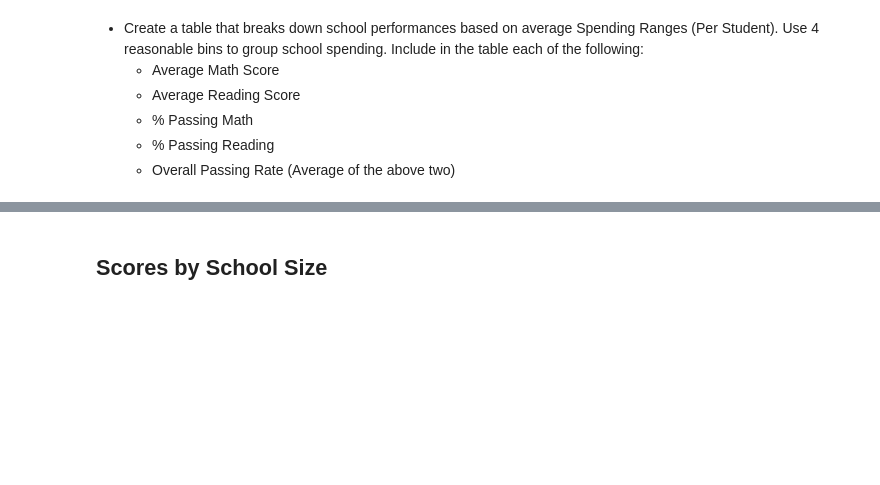
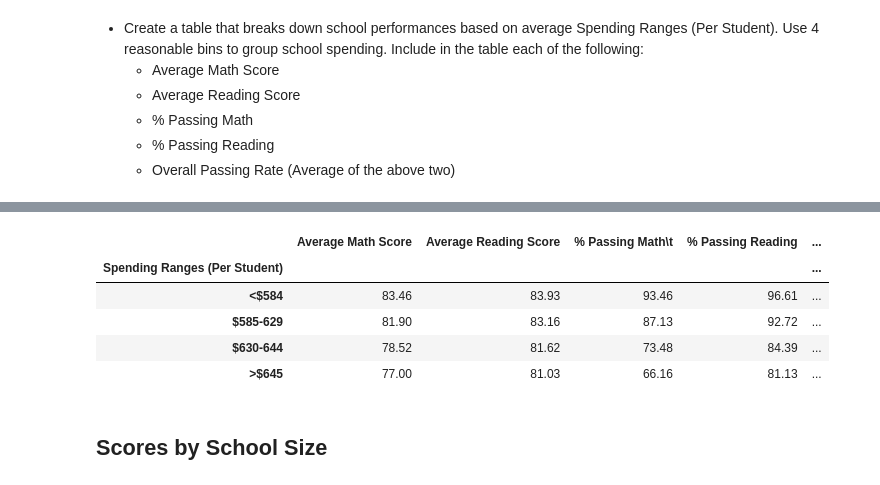
Before and after one commit to ushaakumaar/School_Performance_Analysis-Pandas, a Jupyter notebook: PyCitySchools/PyCitySchools_starter.ipynb, the cells around one changed output, grey strips where cells are left out. Drawn from its saved outputs; the diff is of its cells as text; code cells hidden in the pictures; blank space fills up the shorter version.

```diff
--- a/PyCitySchools/PyCitySchools_starter.ipynb
+++ b/PyCitySchools/PyCitySchools_starter.ipynb
@@ -315,3 +323,58 @@ readingScoresByGradePerSchoolDF
+# %%
+# Create a new DataFrame for Scores by School Spending
+scoresBySchoolSpending = schoolSummaryDF
+
+# Create a list of conditions for the four reasonable bins to group school spending
+conditions = [
+    (scoresBySchoolSpending["Per Student Budget"] <= 584),
+    (scoresBySchoolSpending["Per Student Budget"] >= 585) & (scoresBySchoolSpending["Per Student Budget"] <= 629),
+    (scoresBySchoolSpending["Per Student Budget"] >= 630) & (scoresBySchoolSpending["Per Student Budget"] <= 644),
+    (scoresBySchoolSpending["Per Student Budget"] >= 645),
+]
+
+# Create a list of the values we want to assign for each condition above
+values = ["<$584","$585-629","$630-644",">$645"]
+
+# Create a new column and use np.select to assign the bin
+# of Spending Ranges (Per Student) that each school falls
+# into using the lists as arguments
+scoresBySchoolSpending["Spending Ranges (Per Student)"] = np.select(conditions,values)
+
+# Calculate Average Math Score by School Spending
+avgMathScoreBySpending =  scoresBySchoolSpending.groupby(["Spending Ranges (Per Student)"])["Average Math Score"].mean()
+
+# Calculate Average Reading Score by School Spending
+avgReadScoreBySpending = scoresBySchoolSpending.groupby(["Spending Ranges (Per Student)"])["Average Reading Score"].mean()
+
+# Calculate % Passing Math by School Spending
+percentMathPassBySpending = scoresBySchoolSpending.groupby(["Spending Ranges (Per Student)"])["% Passing Math"].mean()
+
+# Calculate % Passing Reading by School Spending
+percentReadPassBySpending = scoresBySchoolSpending.groupby(["Spending Ranges (Per Student)"])["% Passing Reading"].mean()
+
+# Calculate Overall Passing Rate by School Spending
+percentOverallPassBySpending = scoresBySchoolSpending.groupby(["Spending Ranges (Per Student)"])["% Overall Passing"].mean()
+
+# Combine the series into a dataframe
+scoresBySchoolSpendingDF = pd.DataFrame({
+    "Average Math Score"  : round(avgMathScoreBySpending,2),
+    "Average Reading Score" : round(avgReadScoreBySpending,2),
+    "% Passing Math	" : round(percentMathPassBySpending,2),
+    "% Passing Reading" : round(percentReadPassBySpending,2),
+    "% Overall Passing": round(percentOverallPassBySpending,2)
+})
+
+scoresBySchoolSpendingDF.sort_values(by=["% Overall Passing"],
+                                     inplace = True,
+                                     ascending = False)
+scoresBySchoolSpendingDF
+# %% [output]
+|  | Average Math Score | Average Reading Score | % Passing Math\t | % Passing Reading | ... |
+| Spending Ranges (Per Student) |  |  |  |  | ... |
+| <$584 | 83.46 | 83.93 | 93.46 | 96.61 | ... |
+| $585-629 | 81.90 | 83.16 | 87.13 | 92.72 | ... |
+| $630-644 | 78.52 | 81.62 | 73.48 | 84.39 | ... |
+| >$645 | 77.00 | 81.03 | 66.16 | 81.13 | ... |
 # %% [markdown]
 ## Scores by School Size
 # %% [markdown]
```
Also changed, not shown: parts of 2 cells of this notebook.
